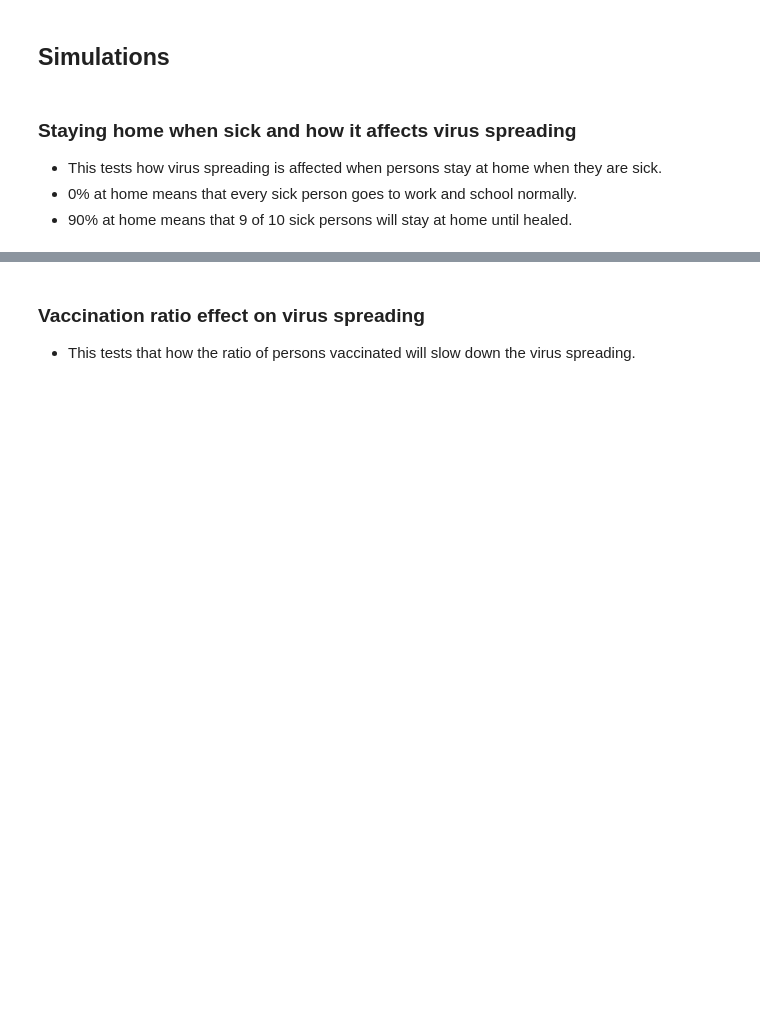
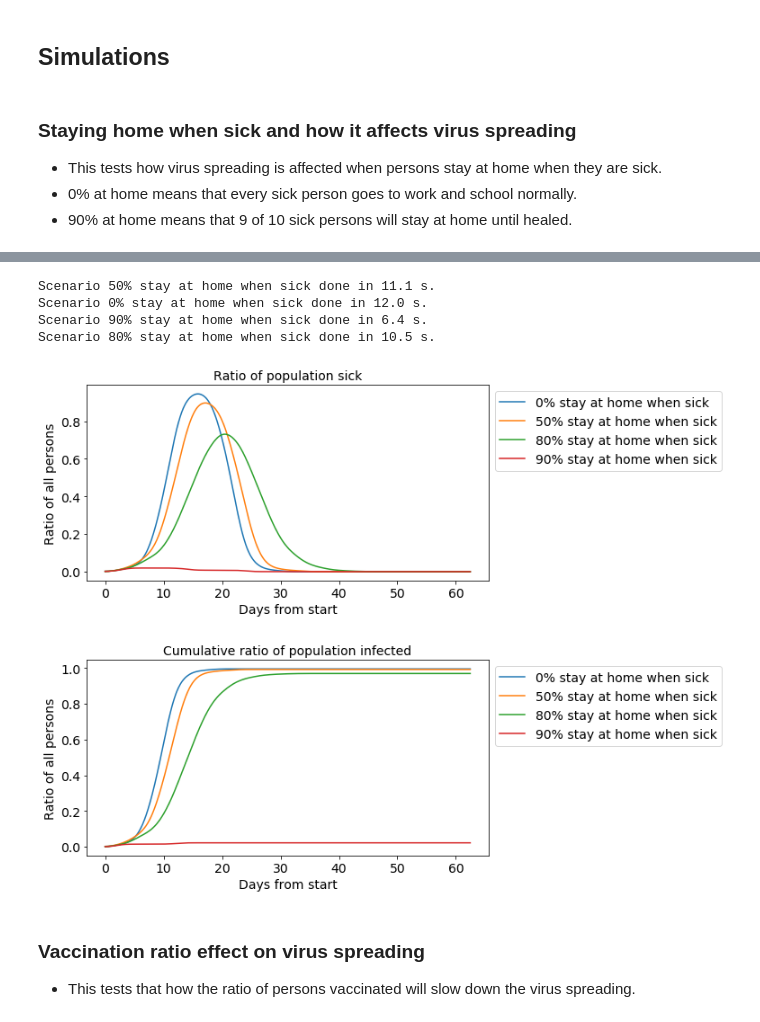
Before and after one commit to Kursula/virus_spreading_simulator, a Jupyter notebook: Virus_sim.ipynb, the cells around one changed output, grey strips where cells are left out. Cells and saved outputs as stored; diff of their text form; code cells hidden in the pictures; blank space fills up the shorter version.

```diff
--- a/Virus_sim.ipynb
+++ b/Virus_sim.ipynb
@@ -213,26 +217,3 @@ virus = Virus(
 - This tests how virus spreading is affected when persons stay at home when they are sick.
 - 0% at home means that every sick person goes to work and school normally.
 - 90% at home means that 9 of 10 sick persons will stay at home until healed.
-# %%
-results = {}
-for param in [0, 0.30, 0.6, 0.90, 0.95]:
-    t0 = time.time()
-    persons, events = setup_simulation(virus=virus,
-                                       vaccinated_ratio=0,
-                                       sick_leave_ok_ratio=param,
-                                       n_sick=4)
-    timestamps, sick_ratio = run_sim(persons=persons,
-                                     events=events,
-                                     virus=virus,
-                                     sim_hours=1500)
-    t1 = time.time()
-    print('Sim round took {:0.1f} s'.format(t1 - t0))
-    results[param] = {}
-    results[param]['x'] = timestamps
-    results[param]['sick_ratio'] = sick_ratio
-    cumul_infs = cumul_inf_ratio(persons=persons, timestamps=timestamps)
-    results[param]['cumul_new_inf'] = cumul_infs
-    results[param]['label'] = '{:0.0f}% at home when sick'.format(param * 100)
-
-plot_sick_ratio(results)
-plot_cumul_inf_ratio(results)
@@ -247,3 +220,32 @@ Sim round took 6.3 s
+# %%
+scenarios = []
+for param in [0, 0.5, 0.8, 0.9]:
+    virus = setup_virus()
+    scen = setup_simulation(
+        virus=virus,
+        sick_leave_ok_ratio=param,
+    )
+    scen['label'] = '{:0.0f}% stay at home when sick'.format(param * 100)
+    scen['virus'] = virus
+    scen['sim_hours'] = 1500
+    scenarios.append(scen)
+
+with Pool(processes=2) as pool:
+    scenarios = pool.map(run_simulation, scenarios)
+
+# Calculate results
+for scen in scenarios:
+    cumul_inf_ratio(scen)
+
+plot_sick_ratio(scenarios)
+plot_cumul_inf_ratio(scenarios)
+# %% [output]
+Scenario 50% stay at home when sick done in 11.1 s.
+Scenario 0% stay at home when sick done in 12.0 s.
+Scenario 90% stay at home when sick done in 6.4 s.
+Scenario 80% stay at home when sick done in 10.5 s.
+[figure, added]
+[figure, added]
 # %% [markdown]
 ### Vaccination ratio effect on virus spreading
 - This tests that how the ratio of persons vaccinated will slow down the virus spreading.
```
Also changed, not shown: parts of 9 cells of this notebook, 6 other files.
